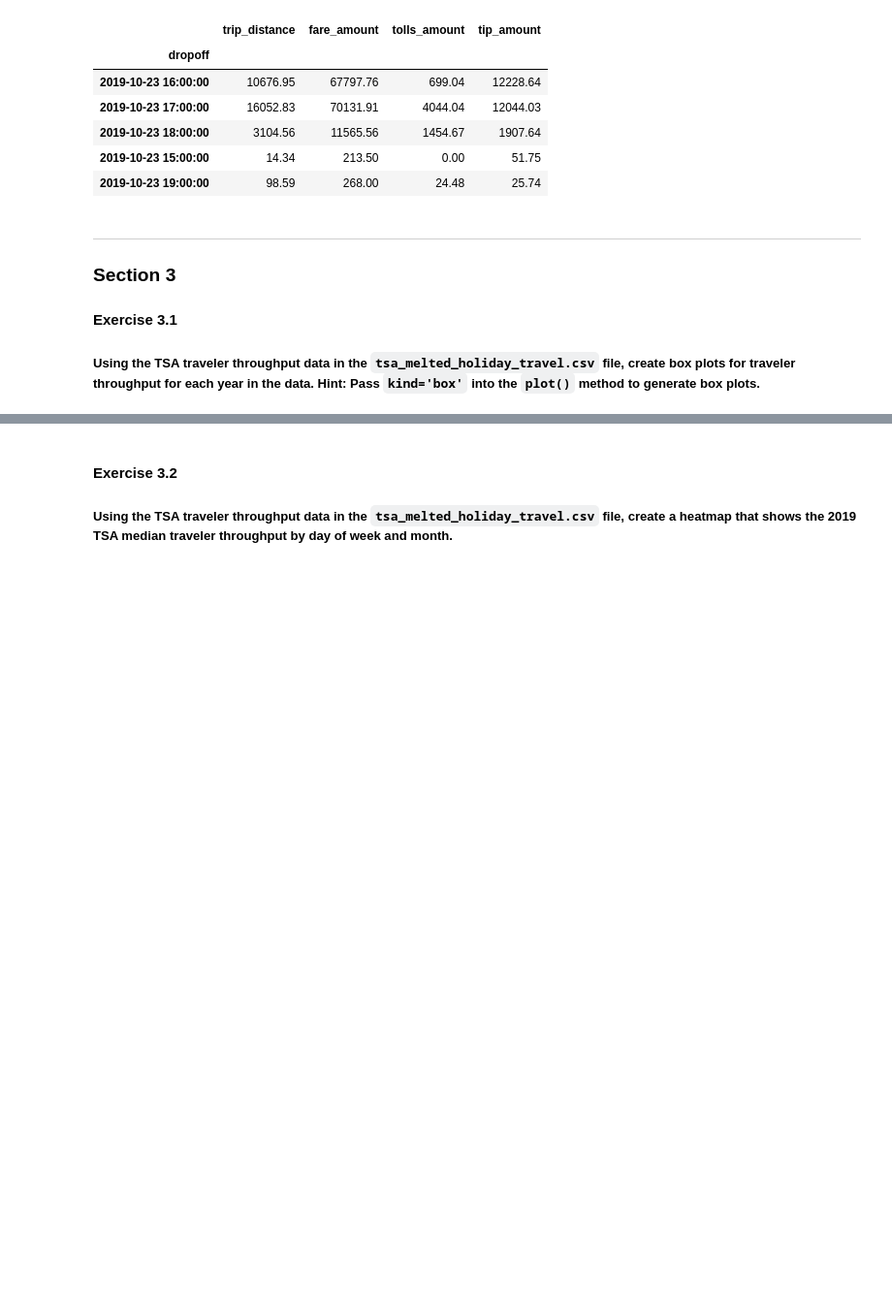
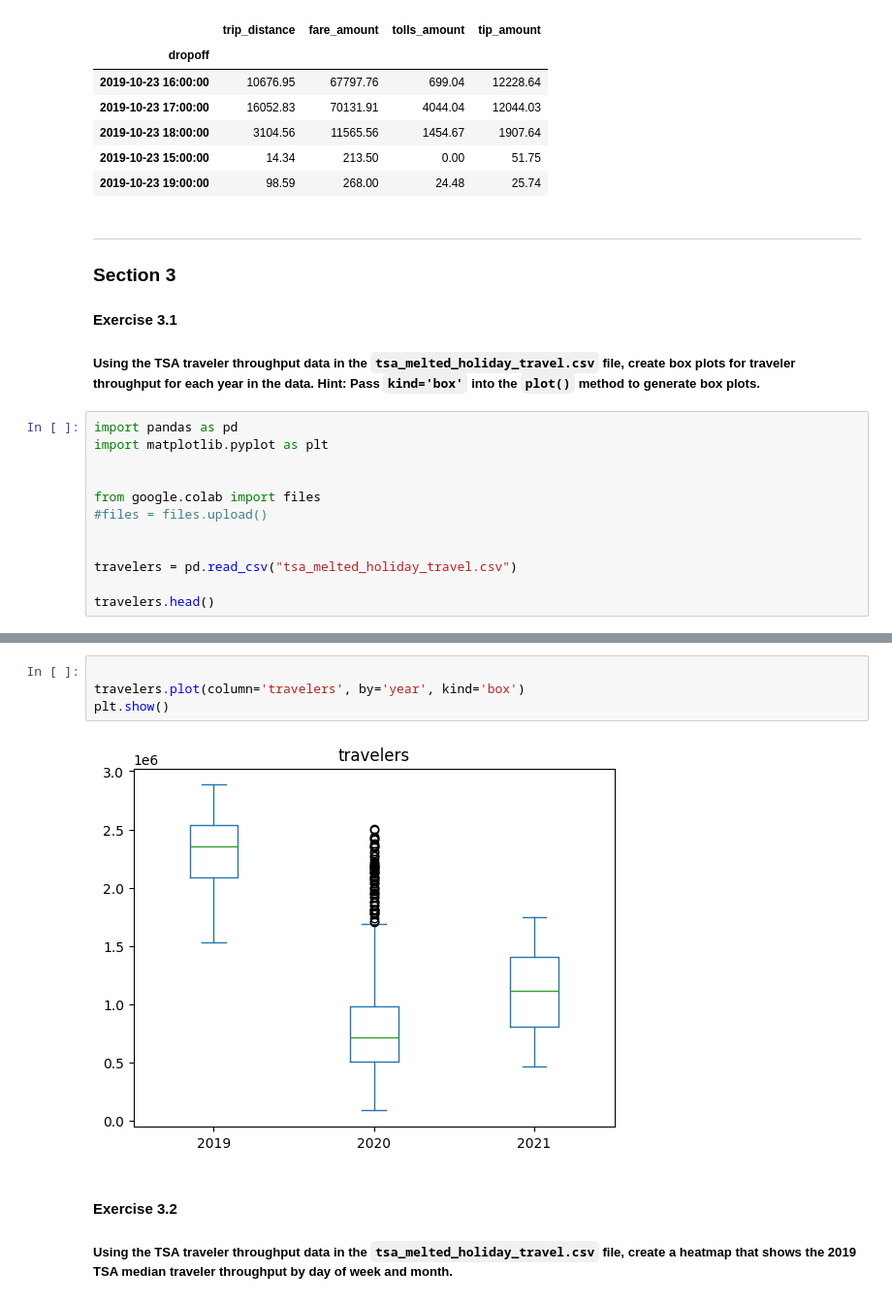
Before and after one commit to mycycler22/pandas-workshop, a Jupyter notebook: notebooks/workbook.ipynb, the cells around one changed output, grey strips where cells are left out. Shown: that part at 97% size. Drawn from its saved outputs; the diff is of its cells as text; blank space fills up the shorter version.

```diff
--- a/notebooks/workbook.ipynb
+++ b/notebooks/workbook.ipynb
@@ -355,3 +355,15 @@ top_5_hours
 
 #### Exercise 3.1
 ##### Using the TSA traveler throughput data in the `tsa_melted_holiday_travel.csv` file, create box plots for traveler throughput for each year in the data. Hint: Pass `kind='box'` into the `plot()` method to generate box plots.
+# %%
+import pandas as pd
+import matplotlib.pyplot as plt
+
+
+from google.colab import files
+#files = files.upload()
+
+
+travelers = pd.read_csv("tsa_melted_holiday_travel.csv")
+
+travelers.head()
@@ -358,3 +377,9 @@ top_5_hours
+# %%
+
+travelers.plot(column='travelers', by='year', kind='box')
+plt.show()
+# %% [output]
+[figure, added]
 # %% [markdown]
 #### Exercise 3.2
 ##### Using the TSA traveler throughput data in the `tsa_melted_holiday_travel.csv` file, create a heatmap that shows the 2019 TSA median traveler throughput by day of week and month.
```
Also changed, not shown: parts of 3 cells of this notebook.
